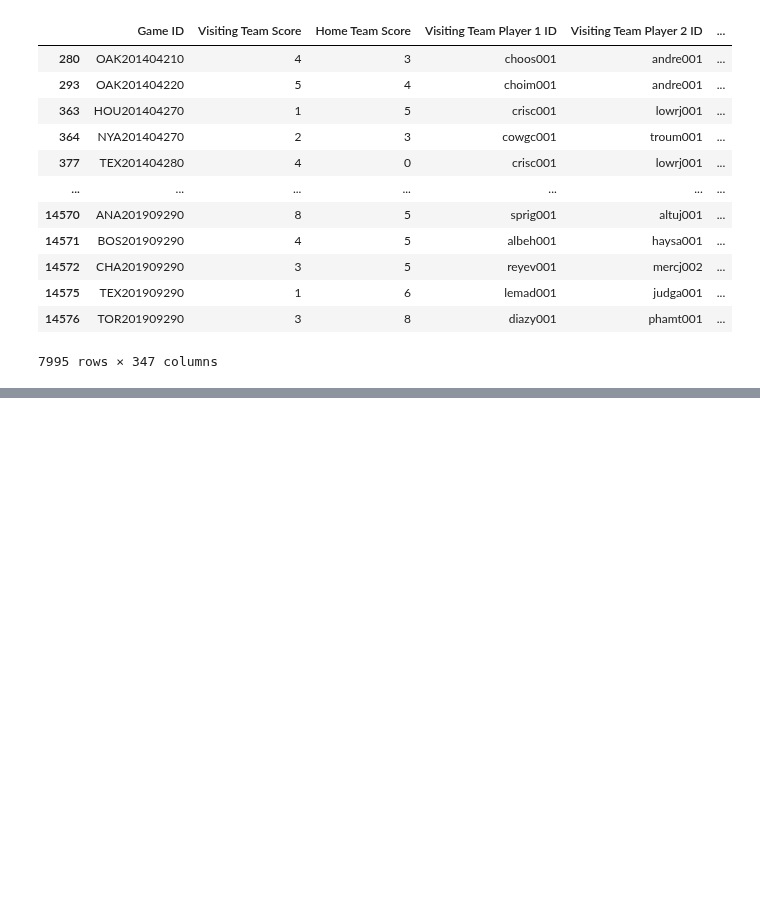
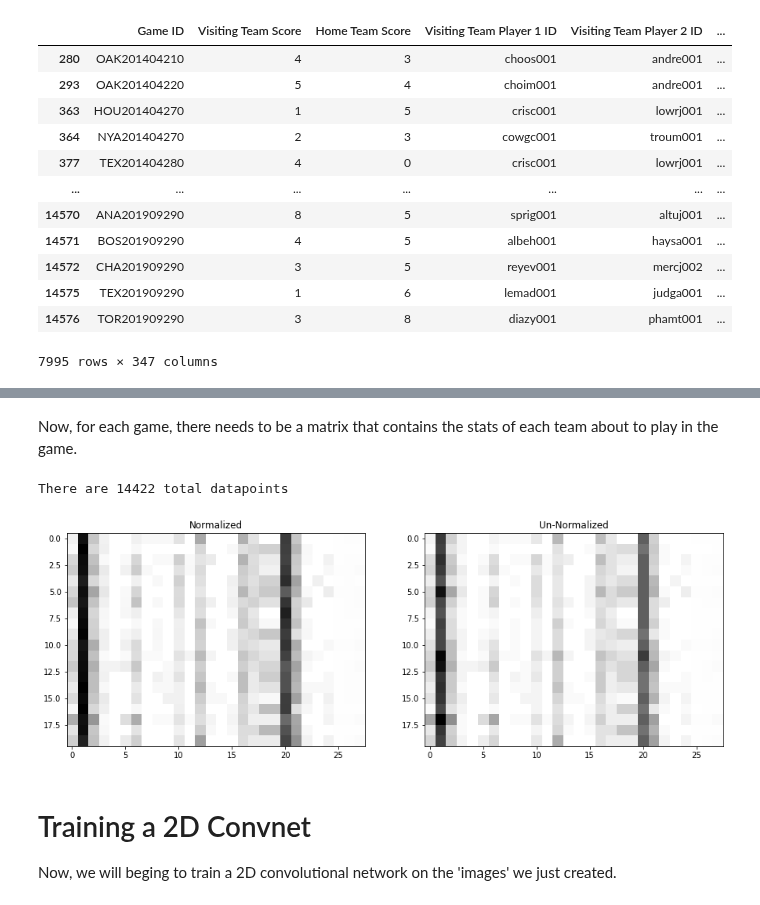
Before and after one commit to samkasbawala/sdp_team_32, a Jupyter notebook: deep_learning.ipynb, the cells around one changed output, grey strips where cells are left out. Drawn from its saved outputs; the diff is of its cells as text; code cells hidden in the pictures; blank space fills up the shorter version.

```diff
--- a/deep_learning.ipynb
+++ b/deep_learning.ipynb
@@ -598,0 +664,23 @@ Accuracy 0.545772910118103
+# %%
+def get_schedule(year_gls_dir='./datasets/retro_sheet_gls/'):
+    """Function to return the game schedule
+
+    Returns a dataframe object"""
+
+    dfs = []
+    for file in os.listdir(year_gls_dir):
+        df = pd.read_csv(os.path.join(year_gls_dir, file))
+        df['Game ID'] = df['Home Team'].str.cat(df['Date'].astype('string').str.cat(df['Number of game'].astype('string')))
+        df['Winner'] = np.where(df['Home Team Score'] > df['Visiting Team Score'], 1, 0)
+        df = df.filter(items=['Game ID',
+                         'Date',
+                         'Number of game',
+                         'Visiting Team',
+                         'Home Team',
+                         'Visiting Team Score',
+                         'Home Team Score',
+                         'Winner'],
+                       axis=1)
+        dfs.append(df)
+
+    return pd.concat(dfs).sort_values(by=['Date', 'Number of game']).reset_index(drop=True)
@@ -598,0 +703,2 @@ Accuracy 0.545772910118103
+# %% [markdown]
+Now, for each game, there needs to be a matrix that contains the stats of each team about to play in the game.
@@ -598,0 +749,24 @@ Accuracy 0.545772910118103
+# %%
+X, y = get_datapoints(get_schedule(), get_all_game_box_scores())
+
+assert X.shape[0] == y.shape[0]
+print(f'There are {X.shape[0]} total datapoints')
+# %% [output]
+There are 14422 total datapoints
+# %%
+# Plot the "images"
+plt.figure(figsize=(15,10))
+plt.subplot(121)
+test = tf.keras.utils.normalize([X[0].copy()])
+plt.title('Normalized')
+plt.imshow(test[0], cmap=plt.cm.binary)
+plt.subplot(122)
+plt.title('Un-Normalized')
+plt.imshow(X[0], cmap=plt.cm.binary)
+plt.show()
+plt.close()
+# %% [output]
+[figure, added]
+# %% [markdown]
+# Training a 2D Convnet
+Now, we will beging to train a 2D convolutional network on the 'images' we just created.
```
Also changed, not shown: parts of 22 cells of this notebook, 1 other file.
